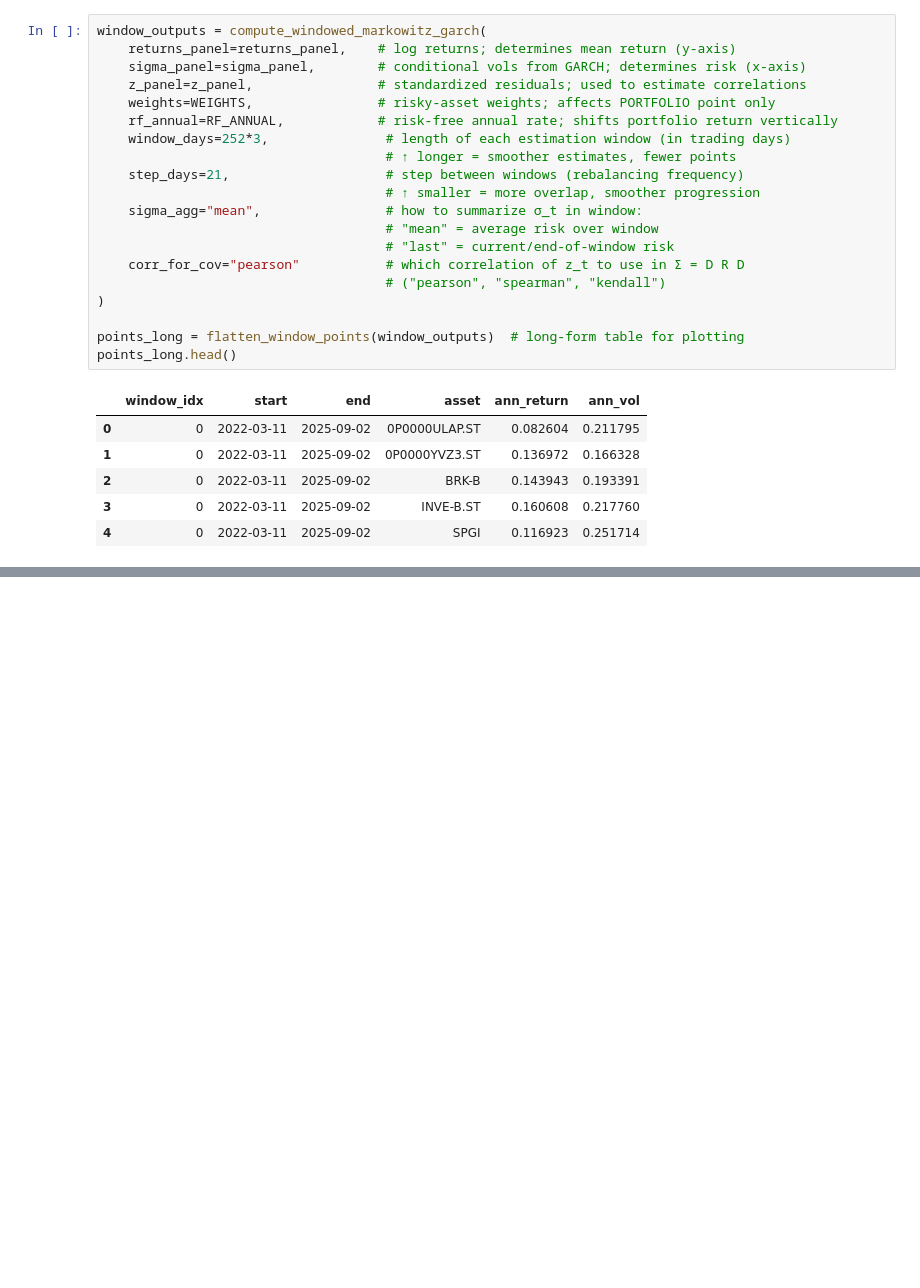
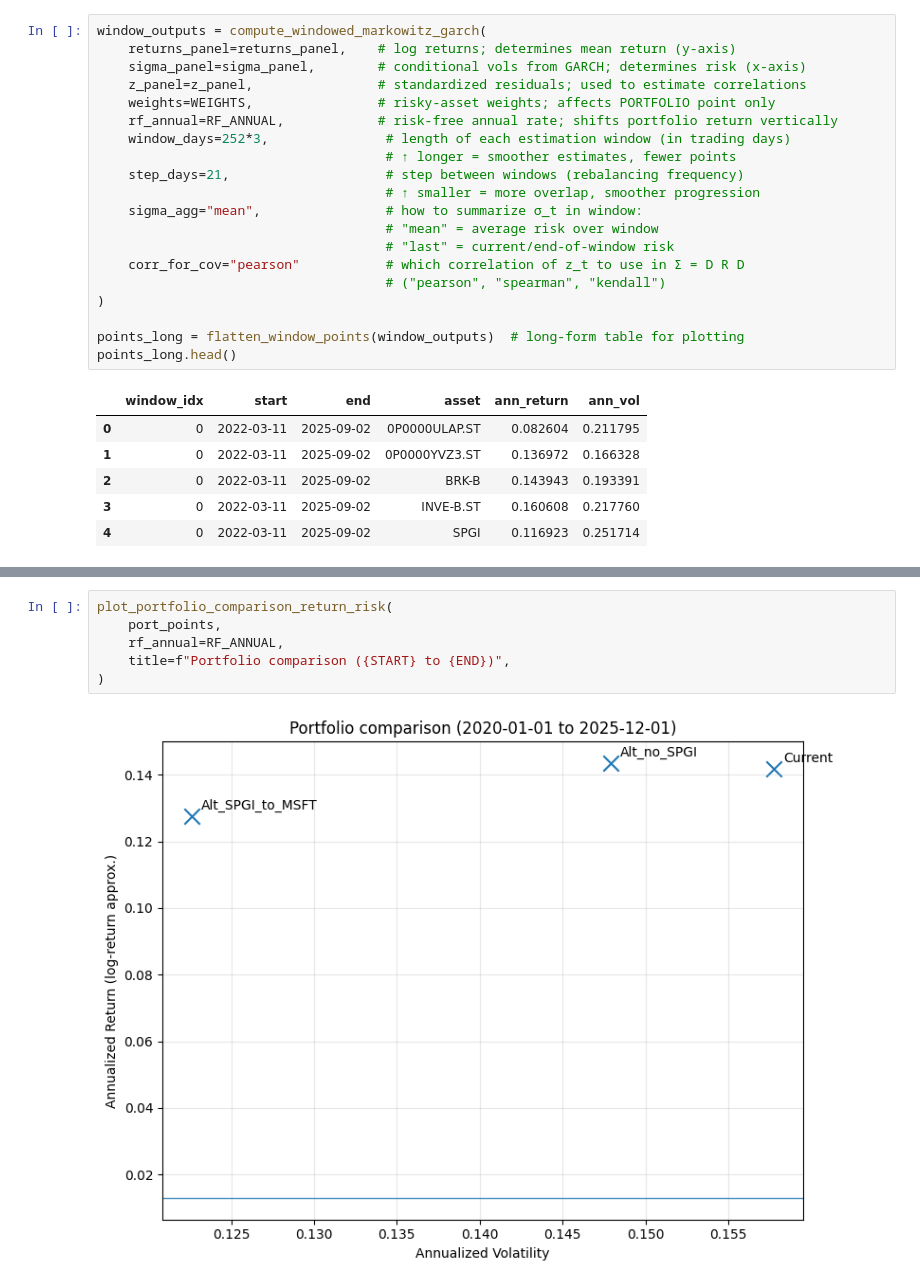
Before and after one commit to isak-drougge/applications-copula-methods-in-finance, a Jupyter notebook: notebooks/03_my_portfolio_management.ipynb, the cells around one changed output, grey strips where cells are left out. Saved outputs shown, nothing was run; the diff lists cells and outputs as text; blank space fills up the shorter version.

```diff
--- a/notebooks/03_my_portfolio_management.ipynb
+++ b/notebooks/03_my_portfolio_management.ipynb
@@ -414,0 +465,8 @@ plot_return_vs_risk_progression(
+# %%
+plot_portfolio_comparison_return_risk(
+    port_points,
+    rf_annual=RF_ANNUAL,
+    title=f"Portfolio comparison ({START} to {END})",
+)
+# %% [output]
+[figure, added]
```
Also changed, not shown: parts of 7 cells of this notebook, 2 other files.
